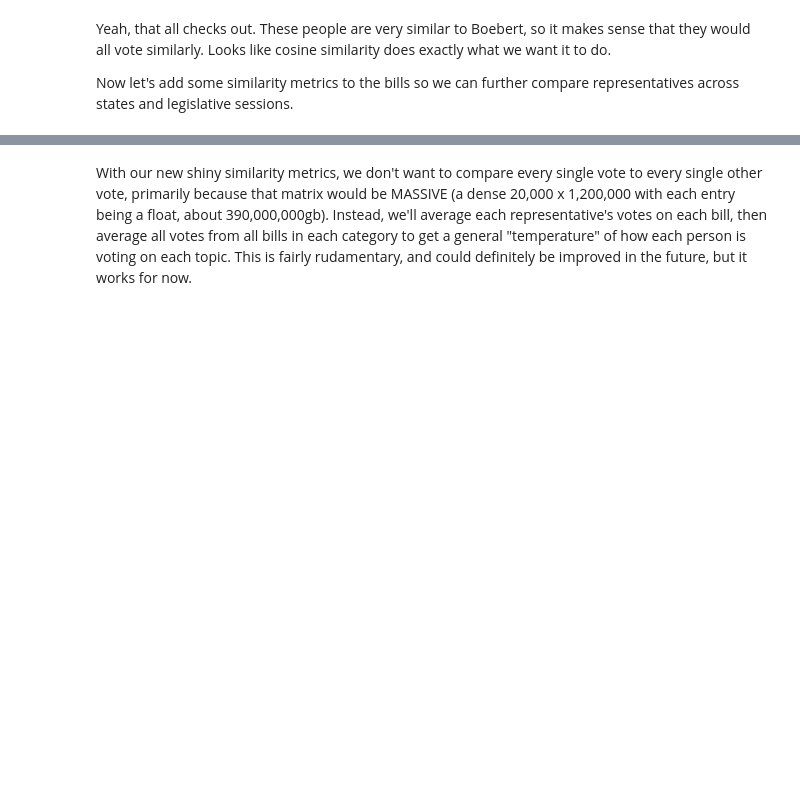
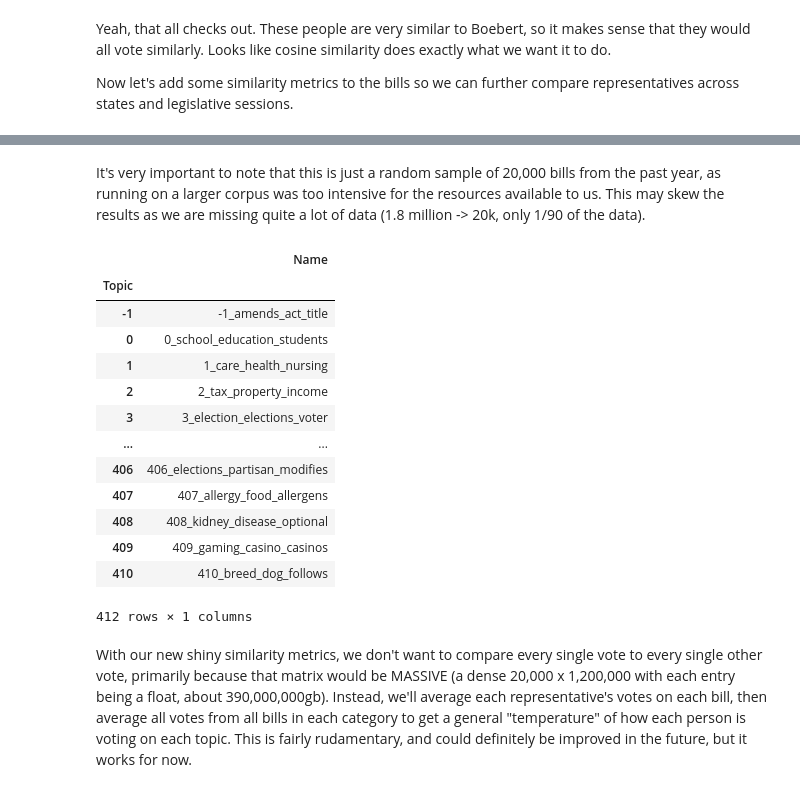
Before and after one commit to silas-wunder/LegiScan, a Jupyter notebook: basic_analysis.ipynb, the cells around one changed output, grey strips where cells are left out. Cells and saved outputs as stored; diff of their text form; code cells hidden in the pictures; blank space fills up the shorter version.

```diff
--- a/basic_analysis.ipynb
+++ b/basic_analysis.ipynb
@@ -59,16 +60,21 @@ people = people.loc[~people.duplicated()]
 # %% [markdown]
 Now we want to combine this with our people data so we can see how each person voted simply by looking at their information, rather than scraping through all votes. To do this, we'll collect all the votes of each person into a new dataframe then merge it with the current `people` dataframe.
 # %%
-people_votes = {}
-for roll_call in votes.index:
-    vote = ast.literal_eval(votes.loc[roll_call]["Votes"])
-    bill = votes.loc[roll_call]["Bill ID"]
-    for person, v in vote:
-        if person in people_votes.keys():
-            people_votes[person].append((bill, roll_call, v))
-        else:
-            people_votes[person] = [(bill, roll_call, v)]
-for p in people_votes.keys():
-    people_votes[p] = f"{people_votes[p]}"
-people_votes_df = pd.DataFrame.from_records(people_votes, index=["Votes"]).T
-people = people.join(people_votes_df)
+try:
+    with lzma.open("./cleaned_input/people_votes.pkl.xz", 'r') as f:
+        people = pd.read_pickle(f)
+except FileNotFoundError:
+    people_votes = {}
+    for roll_call in votes.index:
+        vote = ast.literal_eval(votes.loc[roll_call]["Votes"])
+        bill = votes.loc[roll_call]["Bill ID"]
+        for person, v in vote:
+            if person in people_votes.keys():
+                people_votes[person].append((bill, roll_call, v))
+            else:
+                people_votes[person] = [(bill, roll_call, v)]
+    for p in people_votes.keys():
+        people_votes[p] = f"{people_votes[p]}"
+    people_votes_df = pd.DataFrame.from_records(people_votes, index=["Votes"]).T
+    people = people.join(people_votes_df)
+    people.to_pickle("./cleaned_input/people_votes.pkl.xz")
@@ -128,0 +153,2 @@ Now let's add some similarity metrics to the bills so we can further compare rep
+# %% [markdown]
+It's very important to note that this is just a random sample of 20,000 bills from the past year, as running on a larger corpus was too intensive for the resources available to us. This may skew the results as we are missing quite a lot of data (1.8 million -> 20k, only 1/90 of the data).
@@ -129,3 +158,20 @@ Now let's add some similarity metrics to the bills so we can further compare rep
+# %%
+cluster_names
+# %% [output]
+|  | Name |
+| Topic |  |
+| -1 | -1_amends_act_title |
+| 0 | 0_school_education_students |
+| 1 | 1_care_health_nursing |
+| 2 | 2_tax_property_income |
+| 3 | 3_election_elections_voter |
+| ... | ... |
+| 406 | 406_elections_partisan_modifies |
+| 407 | 407_allergy_food_allergens |
+| 408 | 408_kidney_disease_optional |
+| 409 | 409_gaming_casino_casinos |
+| 410 | 410_breed_dog_follows |
+412 rows × 1 columns
 # %% [markdown]
 With our new shiny similarity metrics, we don't want to compare every single vote to every single other vote, primarily because that matrix would be MASSIVE (a dense 20,000 x 1,200,000 with each entry being a float, about 390,000,000gb). Instead, we'll average each representative's votes on each bill, then average all votes from all bills in each category to get a general "temperature" of how each person is voting on each topic. This is fairly rudamentary, and could definitely be improved in the future, but it works for now.
 # %% [markdown]
```
Also changed, not shown: parts of 20 cells of this notebook, 2 other files.
